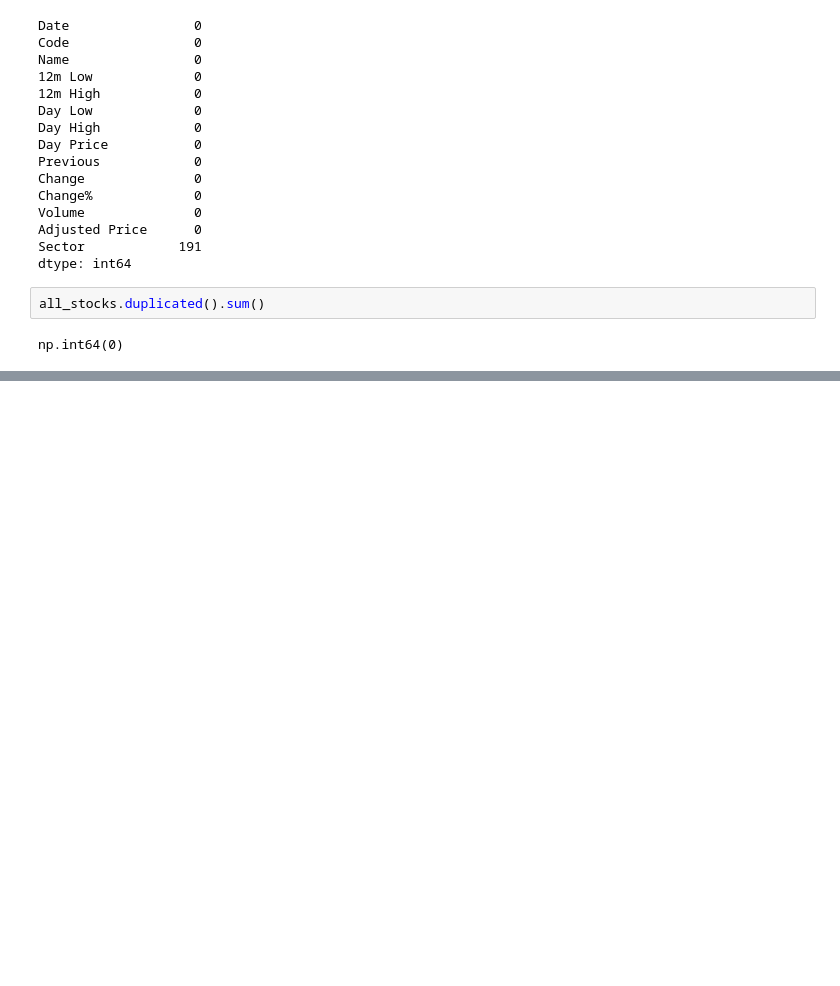
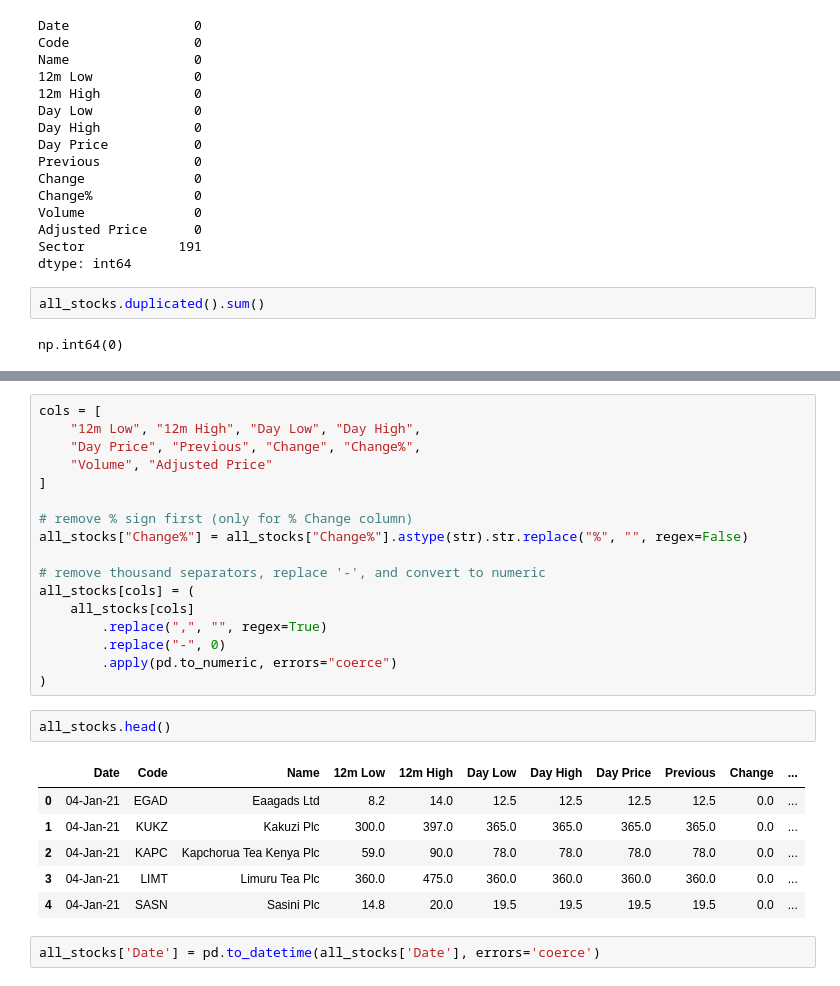
Before and after one commit to lorenaterah/NSE_Stock_Market_Segmentation, a Jupyter notebook: Notebooks/Steve.ipynb, the cells around one changed output, grey strips where cells are left out. Cells and saved outputs as stored; diff of their text form; blank space fills up the shorter version.

```diff
--- a/Notebooks/Steve.ipynb
+++ b/Notebooks/Steve.ipynb
@@ -316,0 +351,28 @@ np.int64(0)
+# %%
+cols = [
+    "12m Low", "12m High", "Day Low", "Day High",
+    "Day Price", "Previous", "Change", "Change%",
+    "Volume", "Adjusted Price"
+]
+
+# remove % sign first (only for % Change column)
+all_stocks["Change%"] = all_stocks["Change%"].astype(str).str.replace("%", "", regex=False)
+
+# remove thousand separators, replace '-', and convert to numeric
+all_stocks[cols] = (
+    all_stocks[cols]
+        .replace(",", "", regex=True)
+        .replace("-", 0)
+        .apply(pd.to_numeric, errors="coerce")
+)
+# %%
+all_stocks.head()
+# %% [output]
+|  | Date | Code | Name | 12m Low | 12m High | Day Low | Day High | Day Price | Previous | Change | ... |
+| 0 | 04-Jan-21 | EGAD | Eaagads Ltd | 8.2 | 14.0 | 12.5 | 12.5 | 12.5 | 12.5 | 0.0 | ... |
+| 1 | 04-Jan-21 | KUKZ | Kakuzi Plc | 300.0 | 397.0 | 365.0 | 365.0 | 365.0 | 365.0 | 0.0 | ... |
+| 2 | 04-Jan-21 | KAPC | Kapchorua Tea Kenya Plc | 59.0 | 90.0 | 78.0 | 78.0 | 78.0 | 78.0 | 0.0 | ... |
+| 3 | 04-Jan-21 | LIMT | Limuru Tea Plc | 360.0 | 475.0 | 360.0 | 360.0 | 360.0 | 360.0 | 0.0 | ... |
+| 4 | 04-Jan-21 | SASN | Sasini Plc | 14.8 | 20.0 | 19.5 | 19.5 | 19.5 | 19.5 | 0.0 | ... |
+# %%
+all_stocks['Date'] = pd.to_datetime(all_stocks['Date'], errors='coerce')
```
Also changed, not shown: parts of 6 cells of this notebook.
